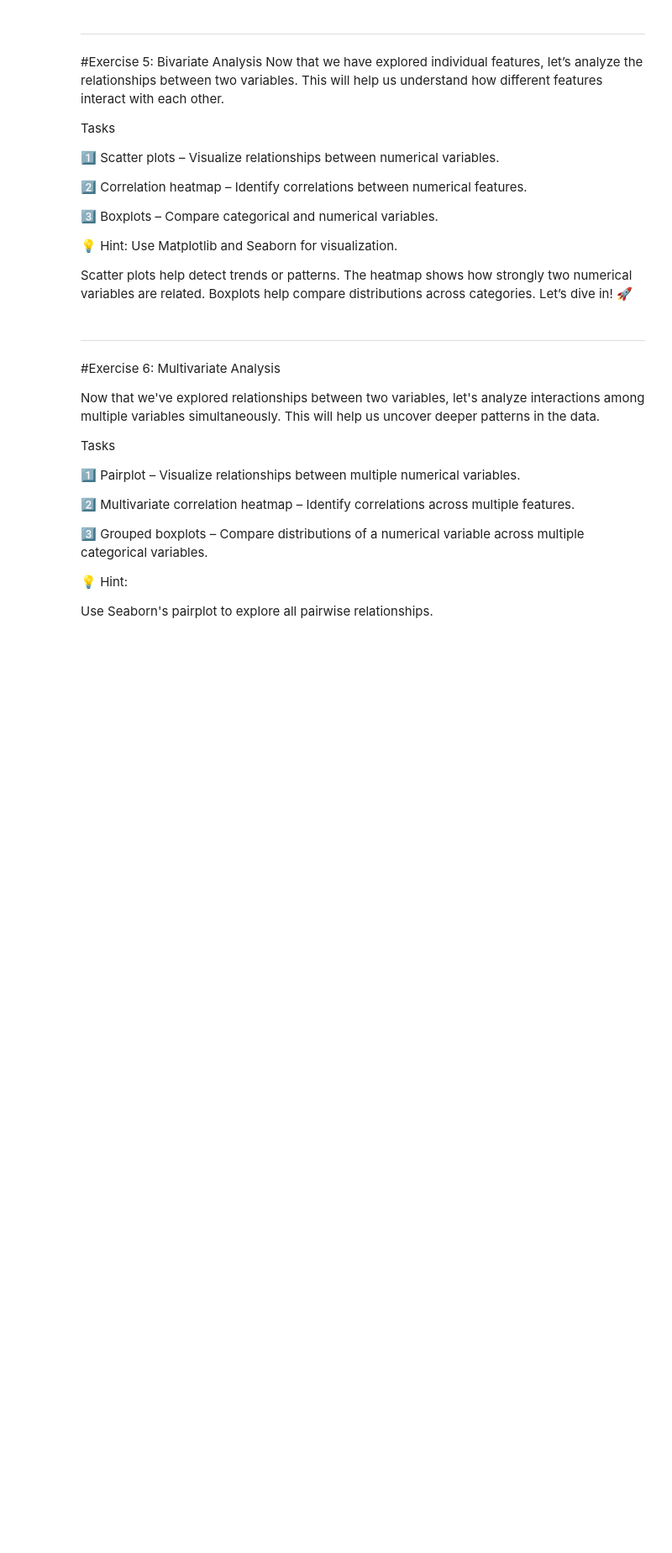
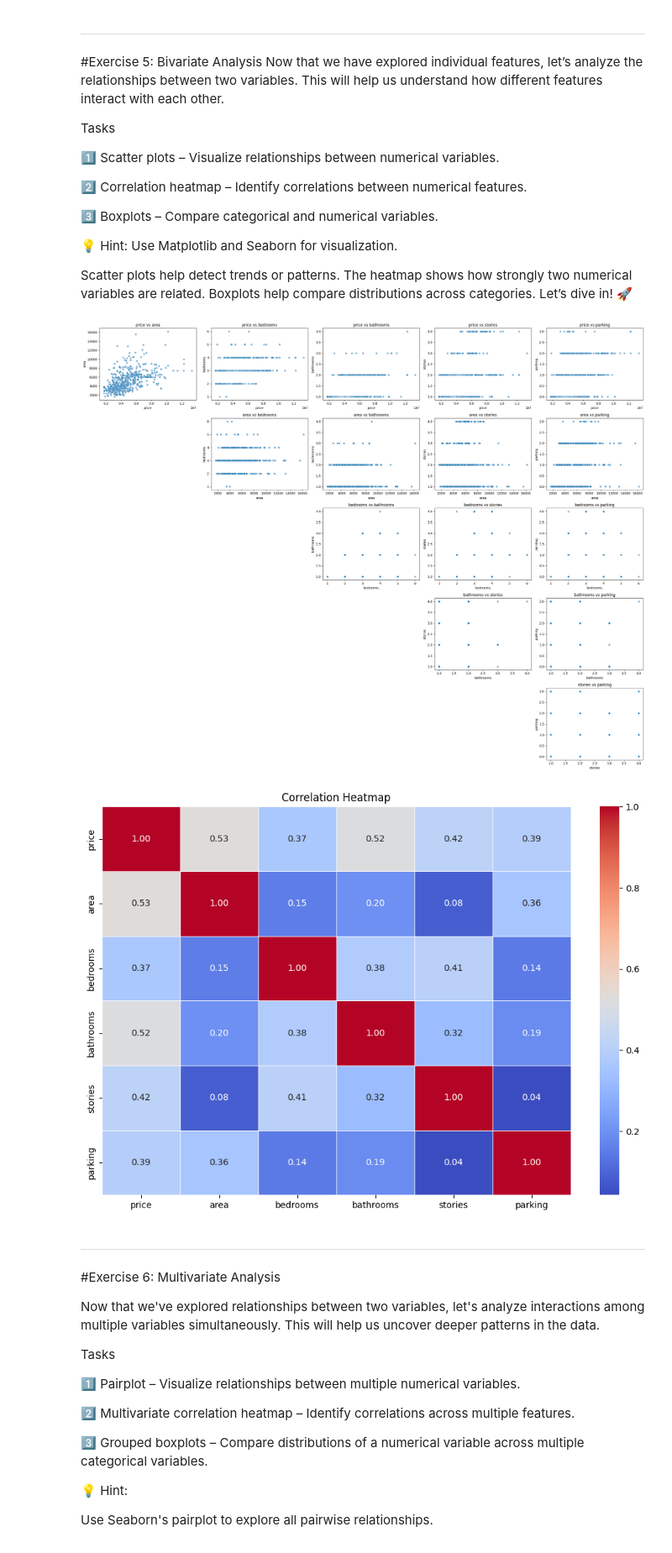
Before and after one commit to Joe-0009/Entry-Level-ML-Engineer-Bootcamp, a Jupyter notebook: week01/notebook.ipynb, the cells around one changed output. Shown at 84% size. Saved outputs shown, nothing was run; the diff lists cells and outputs as text; code cells hidden in the pictures; blank space fills up the shorter version.

Commit message:
scatter and heatmap

```diff
--- a/week01/notebook.ipynb
+++ b/week01/notebook.ipynb
@@ -522,3 +520,26 @@ Let’s dive in! 🚀
+# %%
+plt.figure(figsize=(25, 20))
+for i, col1 in enumerate(numerical_cols):
+    for j, col2 in enumerate(numerical_cols):
+        if i < j:
+            plt.subplot(len(numerical_cols)-1, len(numerical_cols)-1, i * (len(numerical_cols) -1) + j)
+            sns.scatterplot(x=df[col1], y=df[col2], alpha=0.6)
+            plt.title(f'{col1} vs {col2}')
+plt.tight_layout()
+plt.savefig("scatter plot")
+plt.show()
+
+#heatmap
+correlation_matrix = df.select_dtypes(include=[np.number]).corr()
+
+plt.figure(figsize=(12,8))
+sns.heatmap(correlation_matrix, annot=True, cmap='coolwarm', fmt='.2f', linewidths=0.5)
+plt.title("Correlation Heatmap")
+plt.savefig("heatmap")
+plt.show()
+# %% [output]
+[figure, added]
+[figure, added]
 # %% [markdown]
 ---
 #Exercise 6: Multivariate Analysis
```
Also changed, not shown: parts of 1 cell of this notebook, 2 other files.
